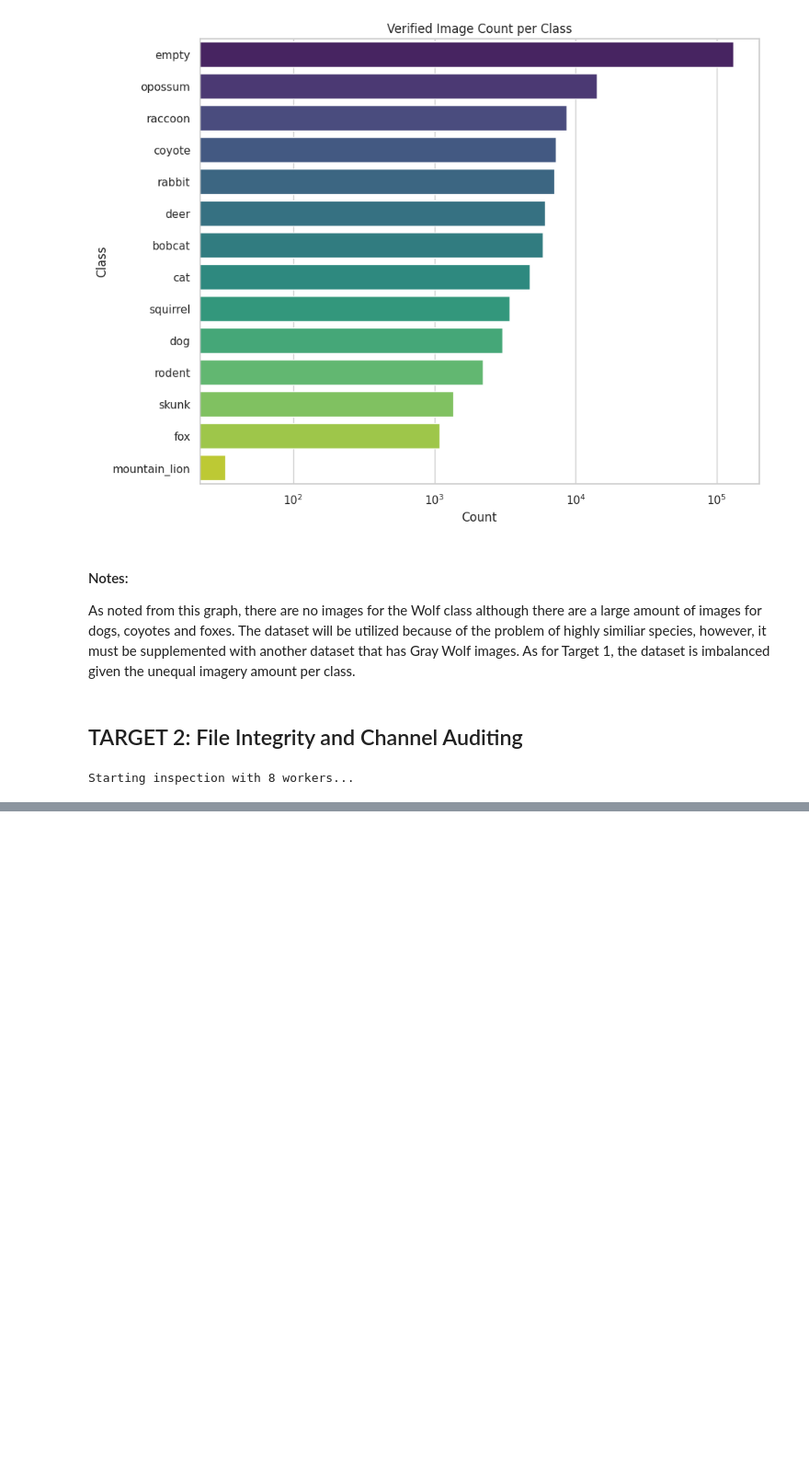
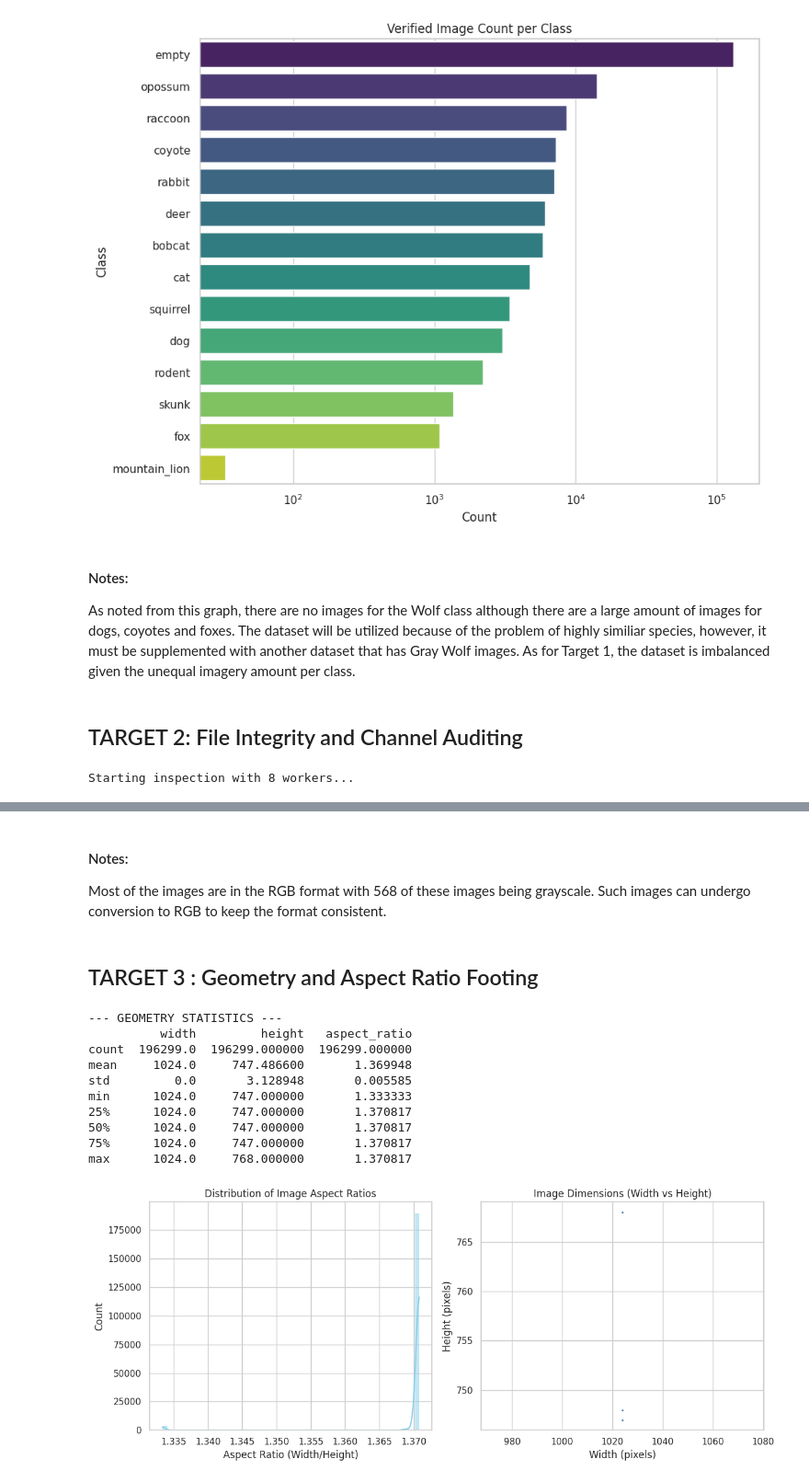
Before and after one commit to Gil-gil-glitch/Mexican-Gray-Wolf-Recognition-Model, a Jupyter notebook: iWildCam2019/eda_iWildCam2019.ipynb, the cells around one changed output, grey strips where cells are left out. Shown at 92% size. Cells and saved outputs as stored; diff of their text form; code cells hidden in the pictures; blank space fills up the shorter version.

```diff
--- a/iWildCam2019/eda_iWildCam2019.ipynb
+++ b/iWildCam2019/eda_iWildCam2019.ipynb
@@ -164,0 +176,42 @@ unknown  568  195731
+# %% [markdown]
+#### Notes:
+Most of the images are in the RGB format with 568 of these images being grayscale. Such images can undergo conversion to RGB to keep the format consistent.
+# %% [markdown]
+## TARGET 3 : Geometry and Aspect Ratio Footing
+# %%
+# Calculate Aspect Ratio by diving width by height of each image
+df['aspect_ratio'] = df['width'] / df['height']
+
+print("--- GEOMETRY STATISTICS ---")
+print(df[['width', 'height', 'aspect_ratio']].describe())
+
+plt.figure(figsize=(12, 5))
+
+# Plot Aspect Ratio Distribution
+plt.subplot(1, 2, 1)
+sns.histplot(df['aspect_ratio'], bins=50, kde=True, color='skyblue')
+plt.title("Distribution of Image Aspect Ratios")
+plt.xlabel("Aspect Ratio (Width/Height)")
+
+# Plot Width vs Height Scatter
+plt.subplot(1, 2, 2)
+sns.scatterplot(data=df, x='width', y='height', alpha=0.3, s=5)
+plt.title("Image Dimensions (Width vs Height)")
+plt.xlabel("Width (pixels)")
+plt.ylabel("Height (pixels)")
+
+plt.tight_layout()
+plt.savefig('geometry_analysis.png')
+plt.show()
+# %% [output]
+--- GEOMETRY STATISTICS ---
+          width         height   aspect_ratio
+count  196299.0  196299.000000  196299.000000
+mean     1024.0     747.486600       1.369948
+std         0.0       3.128948       0.005585
+min      1024.0     747.000000       1.333333
+25%      1024.0     747.000000       1.370817
+50%      1024.0     747.000000       1.370817
+75%      1024.0     747.000000       1.370817
+max      1024.0     768.000000       1.370817
+[figure, added]
```
Also changed, not shown: parts of 6 cells of this notebook.
